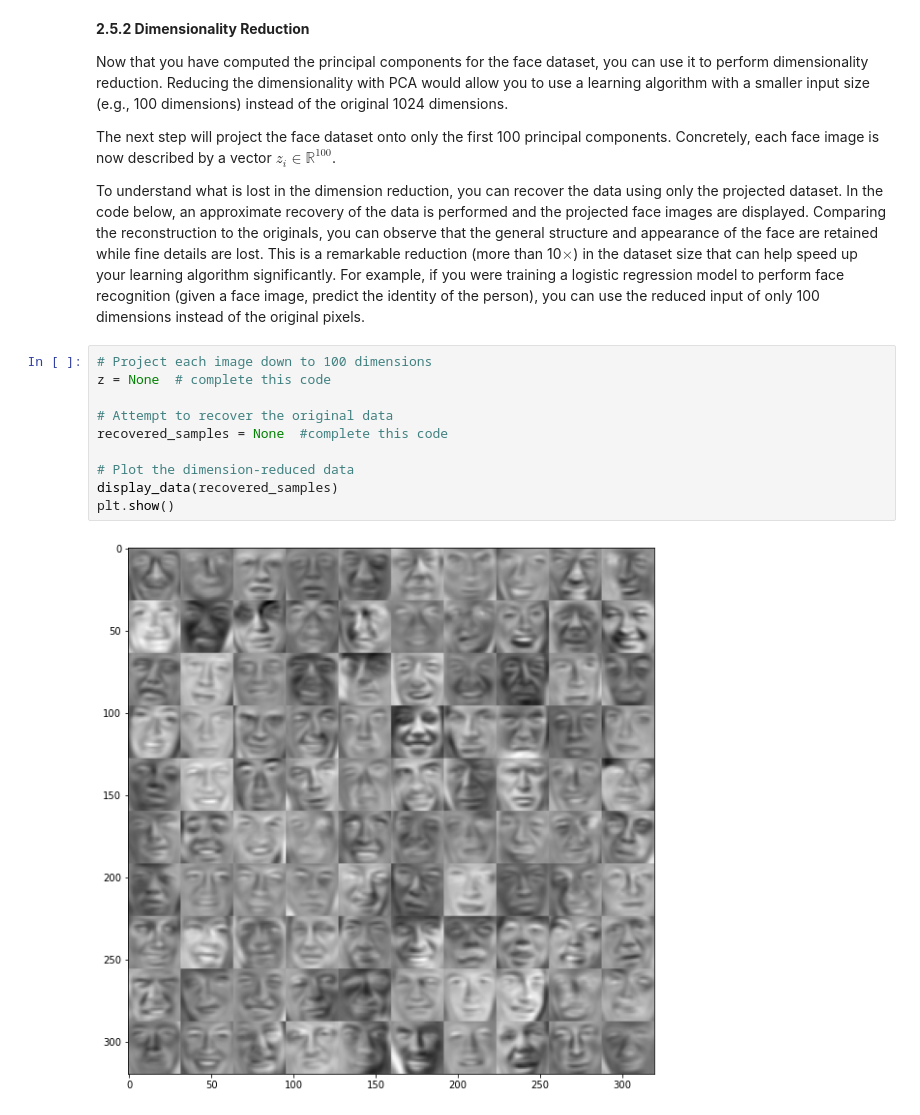
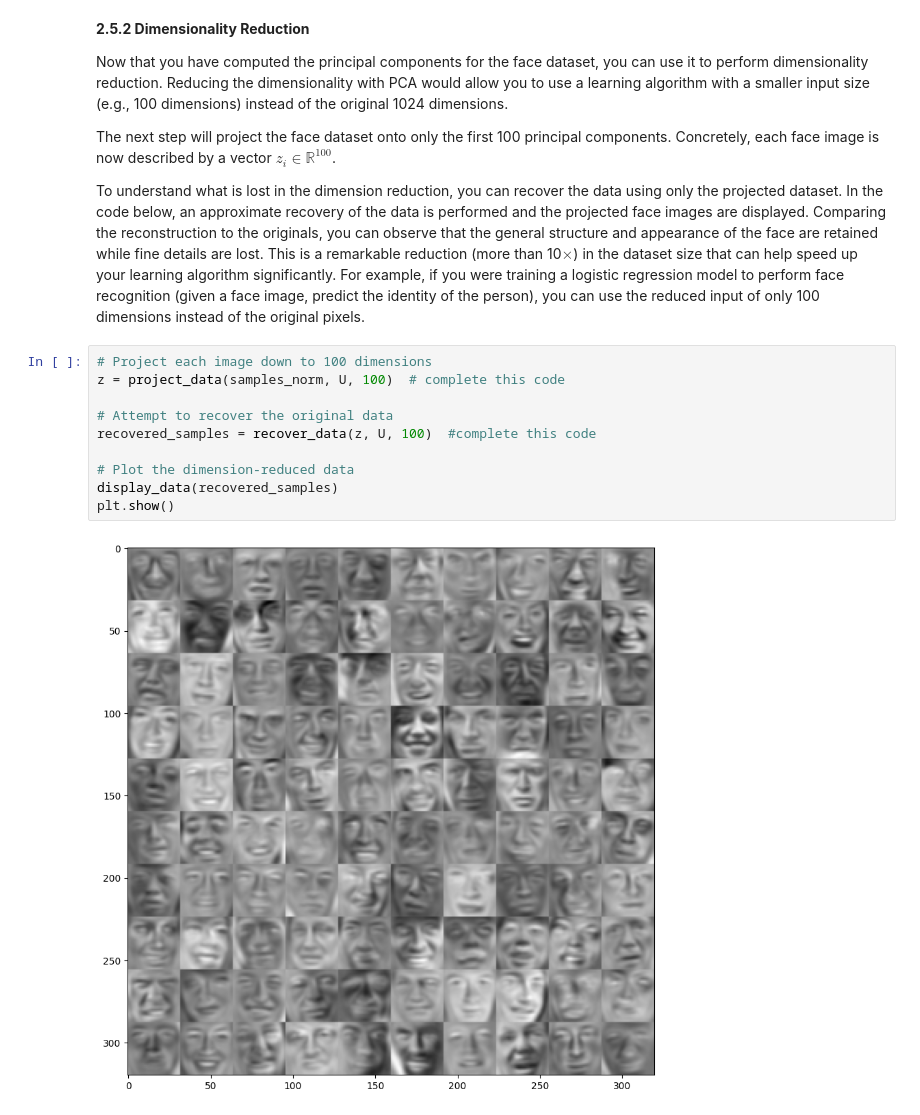
Before and after one commit to digitaldna01/boston-univ, a Jupyter notebook: CAS CS 542/HW/pset4/pset4.ipynb, the cells around one changed output. Drawn from its saved outputs; the diff is of its cells as text.

```diff
--- a/CAS CS 542/HW/pset4/pset4.ipynb
+++ b/CAS CS 542/HW/pset4/pset4.ipynb
@@ -782,15 +807,15 @@ the first 100 principal components. Concretely, each face image is now
 described by a vector $z_i\in \mathbb{R}^{100}$.
 
 To understand what is lost in the dimension reduction, you can recover the data using only the projected dataset. In the code below, an approximate recovery of the data is performed and the projected face images are displayed. Comparing the reconstruction to the originals, you can observe that the general structure and appearance     of the face are retained while fine details are lost. This is a remarkable  reduction (more than 10$\times$) in the dataset size that can help speed up your learning algorithm significantly.  For example, if you were training a logistic regression model to perform face recognition (given a face image, predict the identity of the person), you can use the reduced input of only 100 dimensions instead of the original pixels.
-# %%
-# Project each image down to 100 dimensions
-z = None  # complete this code
-
-# Attempt to recover the original data
-recovered_samples = None  #complete this code
-
-# Plot the dimension-reduced data
-display_data(recovered_samples)
-plt.show()
-# %% [output]
-[figure, removed]
+# %%
+# Project each image down to 100 dimensions
+z = project_data(samples_norm, U, 100)  # complete this code
+
+# Attempt to recover the original data
+recovered_samples = recover_data(z, U, 100)  #complete this code
+
+# Plot the dimension-reduced data
+display_data(recovered_samples)
+plt.show()
+# %% [output]
+[figure, added]
```
Also changed, not shown: parts of 13 cells of this notebook.
